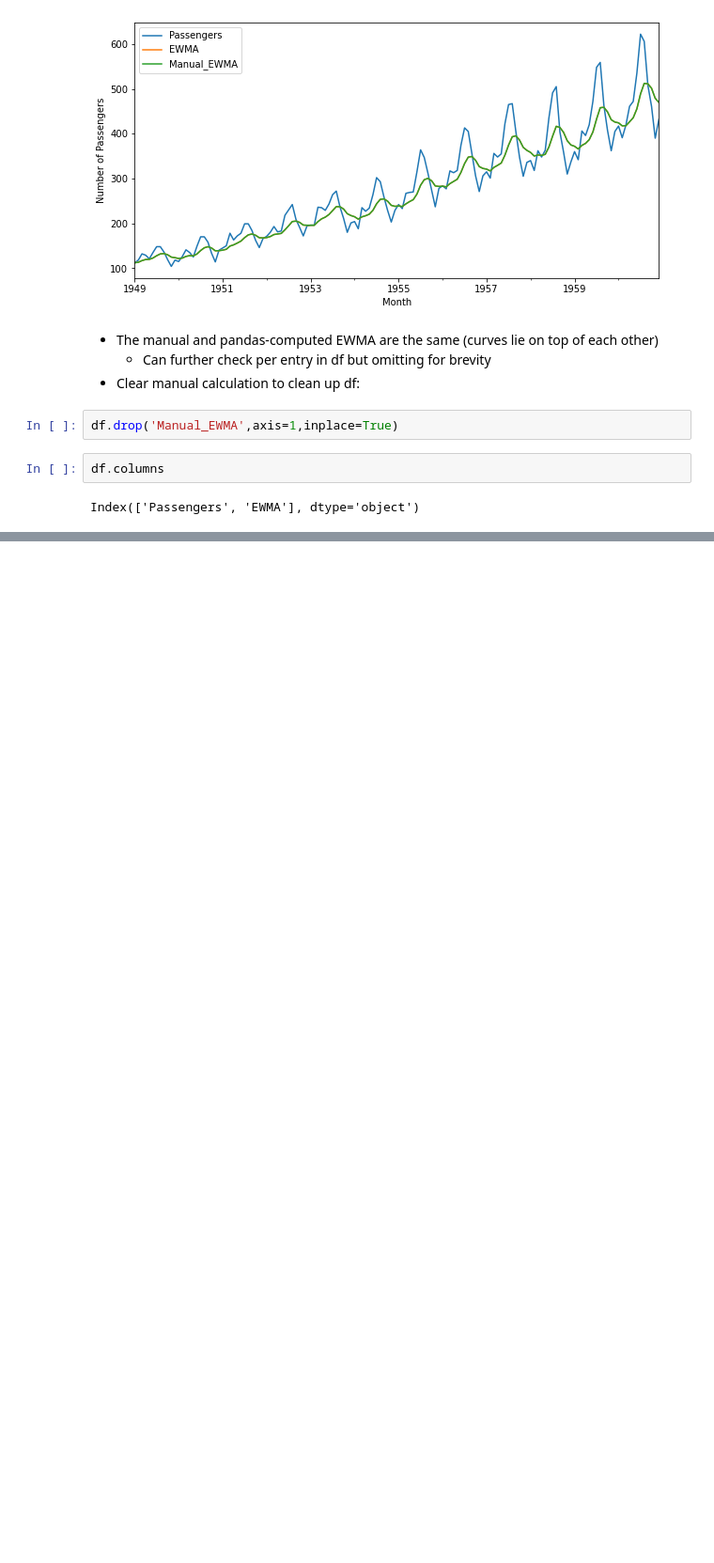
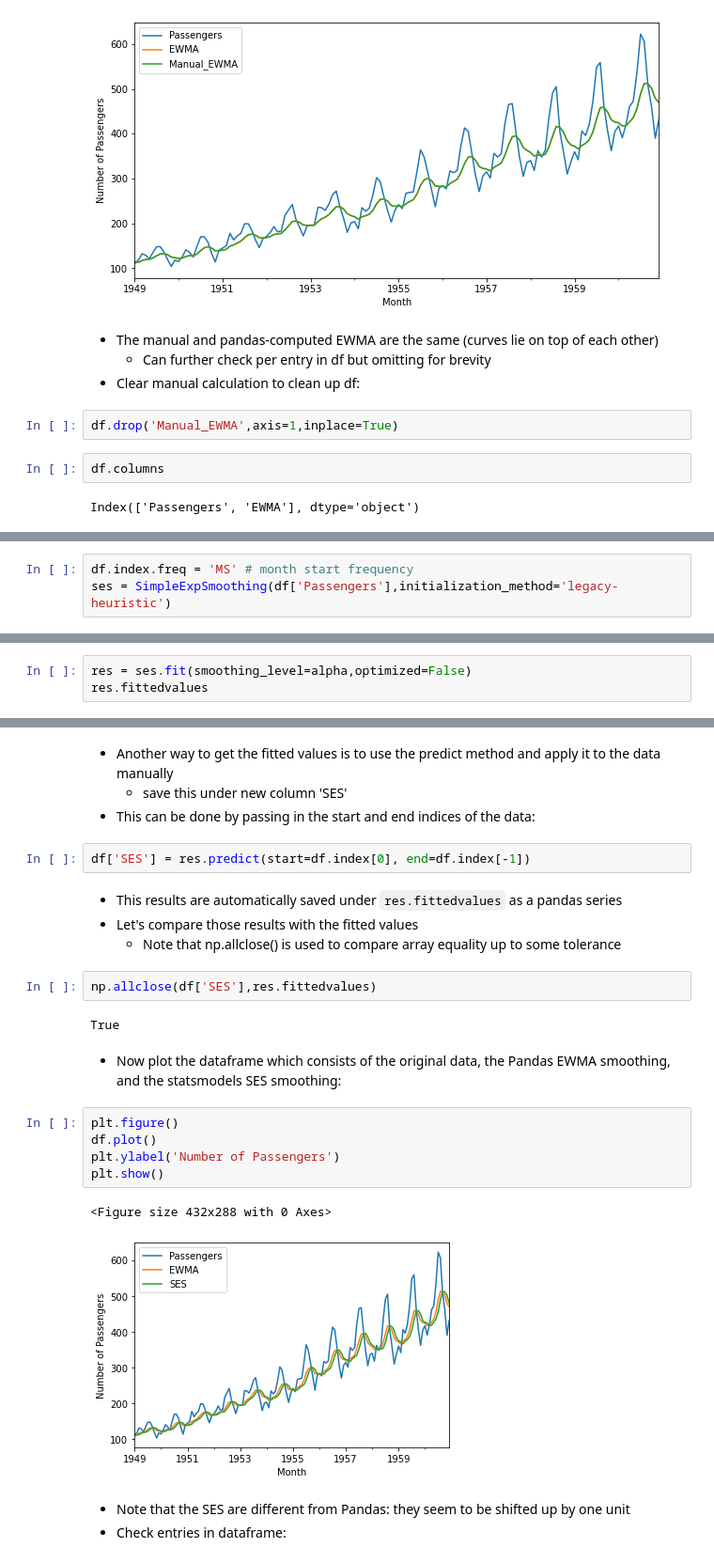
Before and after one commit to les67/TimeSeriesAnalysis_Udemy, a Jupyter notebook: 4_exponential_smoothing.ipynb, the cells around one changed output, grey strips where cells are left out. Shown: that part at 94% size. Saved outputs shown, nothing was run; the diff lists cells and outputs as text; blank space fills up the shorter version.

Commit message:
holt linear, holt-winter, and initial applications

```diff
--- a/4_exponential_smoothing.ipynb
+++ b/4_exponential_smoothing.ipynb
@@ -161,0 +171,3 @@ Index(['Passengers', 'EWMA'], dtype='object')
+# %%
+df.index.freq = 'MS' # month start frequency
+ses = SimpleExpSmoothing(df['Passengers'],initialization_method='legacy-heuristic')
@@ -161,0 +177,3 @@ Index(['Passengers', 'EWMA'], dtype='object')
+# %%
+res = ses.fit(smoothing_level=alpha,optimized=False)
+res.fittedvalues
@@ -161,0 +194,27 @@ Index(['Passengers', 'EWMA'], dtype='object')
+# %% [markdown]
+- Another way to get the fitted values is to use the predict method and apply it to the data manually
+    - save this under new column 'SES'
+- This can be done by passing in the start and end indices of the data:
+# %%
+df['SES'] = res.predict(start=df.index[0], end=df.index[-1])
+# %% [markdown]
+- This results are automatically saved under `res.fittedvalues` as a pandas series
+- Let's compare those results with the fitted values
+    - Note that np.allclose() is used to compare array equality up to some tolerance
+# %%
+np.allclose(df['SES'],res.fittedvalues)
+# %% [output]
+True
+# %% [markdown]
+- Now plot the dataframe which consists of the original data, the Pandas EWMA smoothing, and the statsmodels SES smoothing:
+# %%
+plt.figure()
+df.plot()
+plt.ylabel('Number of Passengers')
+plt.show()
+# %% [output]
+<Figure size 432x288 with 0 Axes>
+[figure, added]
+# %% [markdown]
+- Note that the SES are different from Pandas: they seem to be shifted up by one unit
+- Check entries in dataframe:
```
Also changed, not shown: parts of 66 cells of this notebook.
